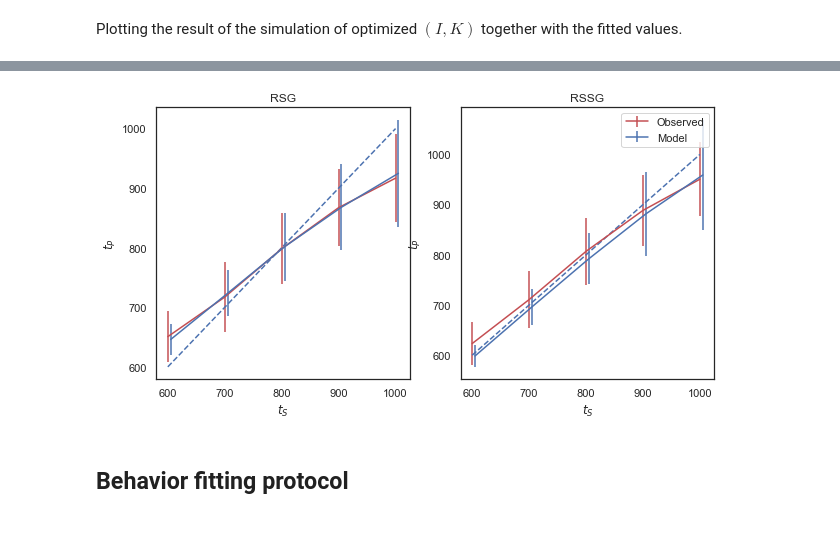
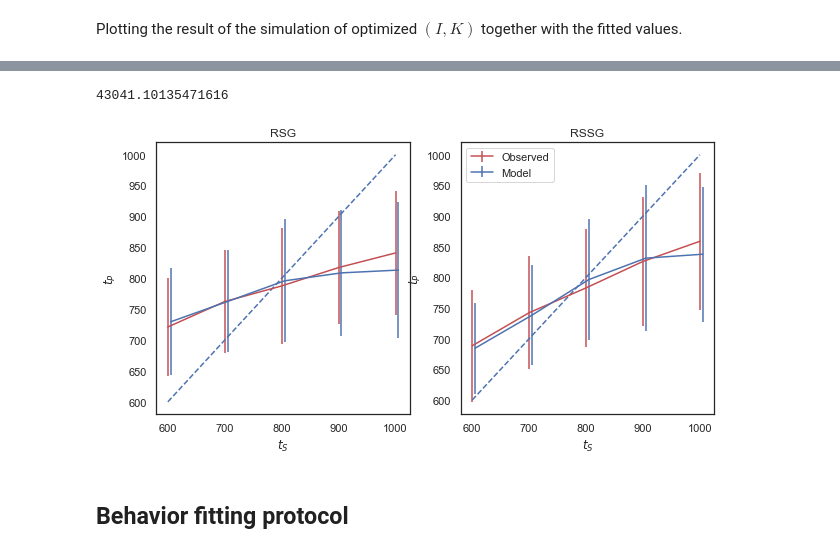
Before and after one commit to jazlab/SE_NL_MJ_2020, a Jupyter notebook: integrator_feedback_circuit.ipynb, the cells around one changed output, grey strips where cells are left out. Saved outputs shown, nothing was run; the diff lists cells and outputs as text; code cells hidden in the pictures.

```diff
--- a/integrator_feedback_circuit.ipynb
+++ b/integrator_feedback_circuit.ipynb
@@ -307,12 +302,15 @@ Our prior will be a discrete uniform distribution 600, 700, ..., 1000 ms.
 
 We simulate the 1-2-Go and 1-2-3-Go tasks below and calculate the MSE landscape. $(I, K)$ will be sampled from a grid of values.
 # %%
-def find_rmse(durations, ntrials, nstages, sigma, I, K):
+def find_rmse(durations, ntrials, nstages, sigma, I, K, return_inf):
     '''Do multiple simulations to find the expected mse of the given set of parameters'''
     mse_total = 0
     for k, dur in enumerate(durations):
         times = get_time_lst(ntrials=ntrials, nstages=nstages,duration=dur,
                              sigma=sigma, K=K, initI=I)
+        # Consider invalid parameters that result in infinite decision times
+        if len(times) < ntrials * 0.5:
+            return np.inf
         mse_total += np.sum((times * 10 - dur)**2)
     return np.sqrt(mse_total / (ntrials * len(durations)))
 # %%
@@ -607,11 +571,11 @@ for id_s, sigma in enumerate(sigma_lst):
         print('    Running iteration #', niter)
         # For each iteration, re-pick list of I and K
         Klst = np.random.uniform(low=1, high=6, size=nsamples)
-        initIlst = np.random.uniform(low=0.77, high=0.79, size=nsamples)
+        Ilst = np.random.uniform(low=0.77, high=0.79, size=nsamples)
 
         mse_lst = np.zeros(nsamples)
         for i in range(nsamples):
-            I = initIlst[i]
+            I = Ilst[i]
             K = Klst[i]
             mse_total = 0
             #print('        Doing time I = %f. K = %f' % (I, K))
@@ -633,7 +597,7 @@ for id_s, sigma in enumerate(sigma_lst):
         # Determine the arg-min of the list
         argmin = np.argsort(mse_lst)
         Kmin = Klst[argmin[0]]
-        Imin = initIlst[argmin[0]]
+        Imin = Ilst[argmin[0]]
         KLST[id_s][niter] = Kmin
         ILST[id_s][niter] = Imin
         print('        Kmin = ', Kmin, ', Imin =', Imin)
@@ -641,12 +605,12 @@ for id_s, sigma in enumerate(sigma_lst):
 end = time.time()
 print('Time taken = ', end - start)
 # Save simulation results
-#scipy.io.savemat('PlotTools/IK_optimization_data_I_0_78_1000trials.mat', {'initIlst': initIlst, 'Klst': Klst, 'KLST': KLST,
+#scipy.io.savemat('PlotTools/IK_optimization_data_I_0_78_1000trials.mat', {'Ilst': Ilst, 'Klst': Klst, 'KLST': KLST,
 #                                                  'ILST': ILST, 'sigma_lst': sigma_lst, 'PARAMS': PARAMS_DICT})
 
 #bar.finish()
 
-#plt.plot(initIlst, mse_lst)
+#plt.plot(Ilst, mse_lst)
 # %% [output]
 *** sigma =  0.005  ***
     Running iteration # 0
@@ -743,11 +644,27 @@ array([[0.00782828, 0.77830044, 4.74505009],
 # %%
 # Load data for subject GB (RSG/RSSG, Seth provided)
-subject_file = all_subject_files[0]#'SWE_EKF_ObsAct0_20171105.mat'
+subject_file = all_subject_files[2]#'SWE_EKF_ObsAct0_20171105.mat'
 
-sigma_val = 0.00782828
-I_val = 0.77830044
-K_val = 6
+#     (0.02338383838383839, 0.7791005481106896, 2.3264417072456043)
 
+#I = 0.02338383838383839, K = 5.042443, sigma = 0.020556, error = 20638.847213
+#1790.1702682916728
+#1132.1413472659856
+
+np.random.seed(111)
+
+sigma_val = sigmas[2]
+I_val = Iarr[2]
+K_val = Karr[2]
+
+target_std1 = stdtp_in[:,0]
+target_std2 = stdtp_in[:,1]
+target_time1 = mtp_in[:,0]
+target_time2 = mtp_in[:,1]
+
+
+print(target_std1)
+print(target_std2)
 
 subject_data = scipy.io.loadmat(subject_file)
 B = subject_data['B']
@@ -768,32 +685,18 @@ prod_time_lst2 = []
 prod_var_lst2 = []
 
 #1,2,Go simulation
-for i, time in enumerate(durations):
-    print('Doing time #', i, '=', time)
-
-    ulst, vlst, ylst, Ilst, siglst, ylst2 = simulate_trial(ntrials=1000, nstages=3, duration=time,
-                                                           sigma=sigma_val, K=K_val, initI=I_val)
-
-    Ylst2 = np.array(ylst2)
-    times = get_times_lst_from_y(np.array(Ylst2))
-    times = times[(times > 0) & (times != np.inf)]
-    #print('Mean level at decision time is ', np.mean(Ylst2[60,:]))
-    #print('Mean decision time is ', np.mean(times))
+for i, dur in enumerate(durations):
+    times = get_time_lst(ntrials=100, nstages=3, duration=dur,
+                             sigma=sigma_val, K=K_val, initI=I_val)
     prod_time_lst.append(np.mean(times))
     prod_var_lst.append(np.std(times))
 
 #1,2,3,Go simulation
-for i, time in enumerate(durations):
+for i, dur in enumerate(durations):
     print('Doing time #', i, '=', time)
 
-    ulst, vlst, ylst, Ilst, siglst, ylst2 = simulate_trial(ntrials=1000, nstages=4, duration=time,
-                                                           sigma=sigma_val, K=K_val, initI=I_val)
-
-    Ylst2 = np.array(ylst2)
-    times = get_times_lst_from_y(np.array(Ylst2))
-    times = times[(times > 0) & (times != np.inf)]
-    #print('Mean level at decision time is ', np.mean(Ylst2[60,:]))
-    #print('Mean decision time is ', np.mean(times))
+    times = get_time_lst(ntrials=100, nstages=4, duration=dur,
+                             sigma=sigma_val, K=K_val, initI=I_val)
     prod_time_lst2.append(np.mean(times))
     prod_var_lst2.append(np.std(times))
 
@@ -829,4 +732,12 @@ print('Simulated mean STD = ', np.mean(np.mean(prod_var_lst)* 10))
 print('RSSG results:')
 print('Observed mean STD = ', np.mean(stdtp_in[:,1]))
 print('Simulated mean STD = ', np.mean(np.mean(prod_var_lst2)* 10))
+
+print(np.sum((np.array(prod_var_lst) * 10 - target_std1) ** 2))
+print(np.sum((np.array(prod_var_lst2) * 10 - target_std2) ** 2))
+#np.sum((np.array(prod_var_lst) * 10 - target_std1) ** 2) +\
+#                    np.sum((np.array(prod_var_lst2) * 10 - target_std2) ** 2)
+
+np.sum((np.array(prod_time_lst) * 10 - target_time1) ** 2) +\
+                np.sum((np.array(prod_time_lst2) * 10 - target_time2) ** 2)
 # %% [output]
@@ -849 +759,2 @@ Simulated mean STD =  60.33757253781447
+43041.10135471616
-[figure, old version]
+[figure, new version]
```
Also changed, not shown: parts of 42 cells of this notebook.
